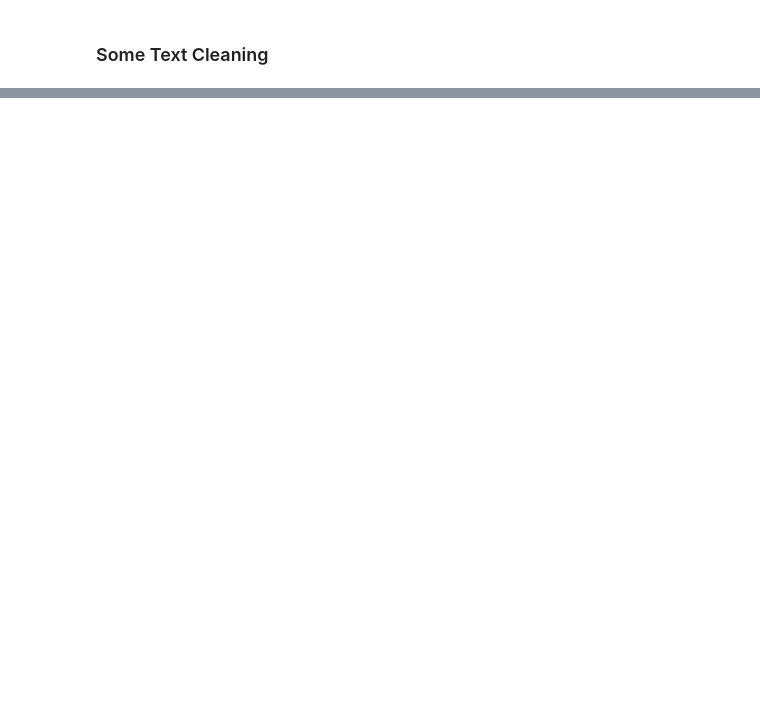
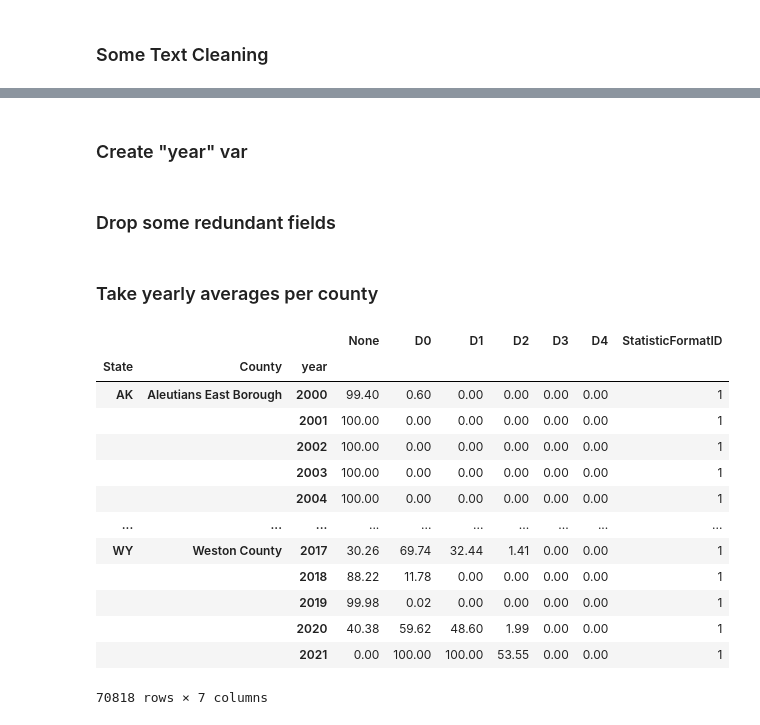
Before and after one commit to m-gaster/Droughts-and-US-Voting, a Jupyter notebook: Impact of Drought on US Voting.ipynb, the cells around one changed output, grey strips where cells are left out. Drawn from its saved outputs; the diff is of its cells as text; code cells hidden in the pictures; blank space fills up the shorter version.

```diff
--- a/Impact of Drought on US Voting.ipynb
+++ b/Impact of Drought on US Voting.ipynb
@@ -41,6 +40,7 @@ import numpy as np
 pd.set_option('display.max_columns', 1000)
 pd.set_option('display.max_rows', 1000)
 pd.set_option('display.max_colwidth', 199)
+pd.options.display.float_format = '{:.2f}'.format
 
 from IPython.core.display import display, HTML
 display(HTML("<style>.container { width:95% !important; }</style>"))
@@ -136,0 +233,2 @@ drought_df = pd.read_csv(r"C:\Users\mikha\OneDrive\Desktop\Dropbox\MIKHAEL NEW\m
+# %% [markdown]
+### Create "year" var
@@ -136,0 +237,2 @@ drought_df = pd.read_csv(r"C:\Users\mikha\OneDrive\Desktop\Dropbox\MIKHAEL NEW\m
+# %% [markdown]
+### Drop some redundant fields
@@ -137,3 +241,23 @@ drought_df = pd.read_csv(r"C:\Users\mikha\OneDrive\Desktop\Dropbox\MIKHAEL NEW\m
+# %% [markdown]
+### Take yearly averages per county
+# %%
+drought_df = drought_df.groupby(['State', 'County', 'year']).mean()
+drought_df
+# %% [output]
+|  |  |  | None | D0 | D1 | D2 | D3 | D4 | StatisticFormatID |
+| State | County | year |  |  |  |  |  |  |  |
+| AK | Aleutians East Borough | 2000 | 99.40 | 0.60 | 0.00 | 0.00 | 0.00 | 0.00 | 1 |
+|  |  | 2001 | 100.00 | 0.00 | 0.00 | 0.00 | 0.00 | 0.00 | 1 |
+|  |  | 2002 | 100.00 | 0.00 | 0.00 | 0.00 | 0.00 | 0.00 | 1 |
+|  |  | 2003 | 100.00 | 0.00 | 0.00 | 0.00 | 0.00 | 0.00 | 1 |
+|  |  | 2004 | 100.00 | 0.00 | 0.00 | 0.00 | 0.00 | 0.00 | 1 |
+| ... | ... | ... | ... | ... | ... | ... | ... | ... | ... |
+| WY | Weston County | 2017 | 30.26 | 69.74 | 32.44 | 1.41 | 0.00 | 0.00 | 1 |
+|  |  | 2018 | 88.22 | 11.78 | 0.00 | 0.00 | 0.00 | 0.00 | 1 |
+|  |  | 2019 | 99.98 | 0.02 | 0.00 | 0.00 | 0.00 | 0.00 | 1 |
+|  |  | 2020 | 40.38 | 59.62 | 48.60 | 1.99 | 0.00 | 0.00 | 1 |
+|  |  | 2021 | 0.00 | 100.00 | 100.00 | 53.55 | 0.00 | 0.00 | 1 |
+70818 rows × 7 columns
 # %%
 drought_df
 # %% [output]
```
Also changed, not shown: parts of 35 cells of this notebook.
